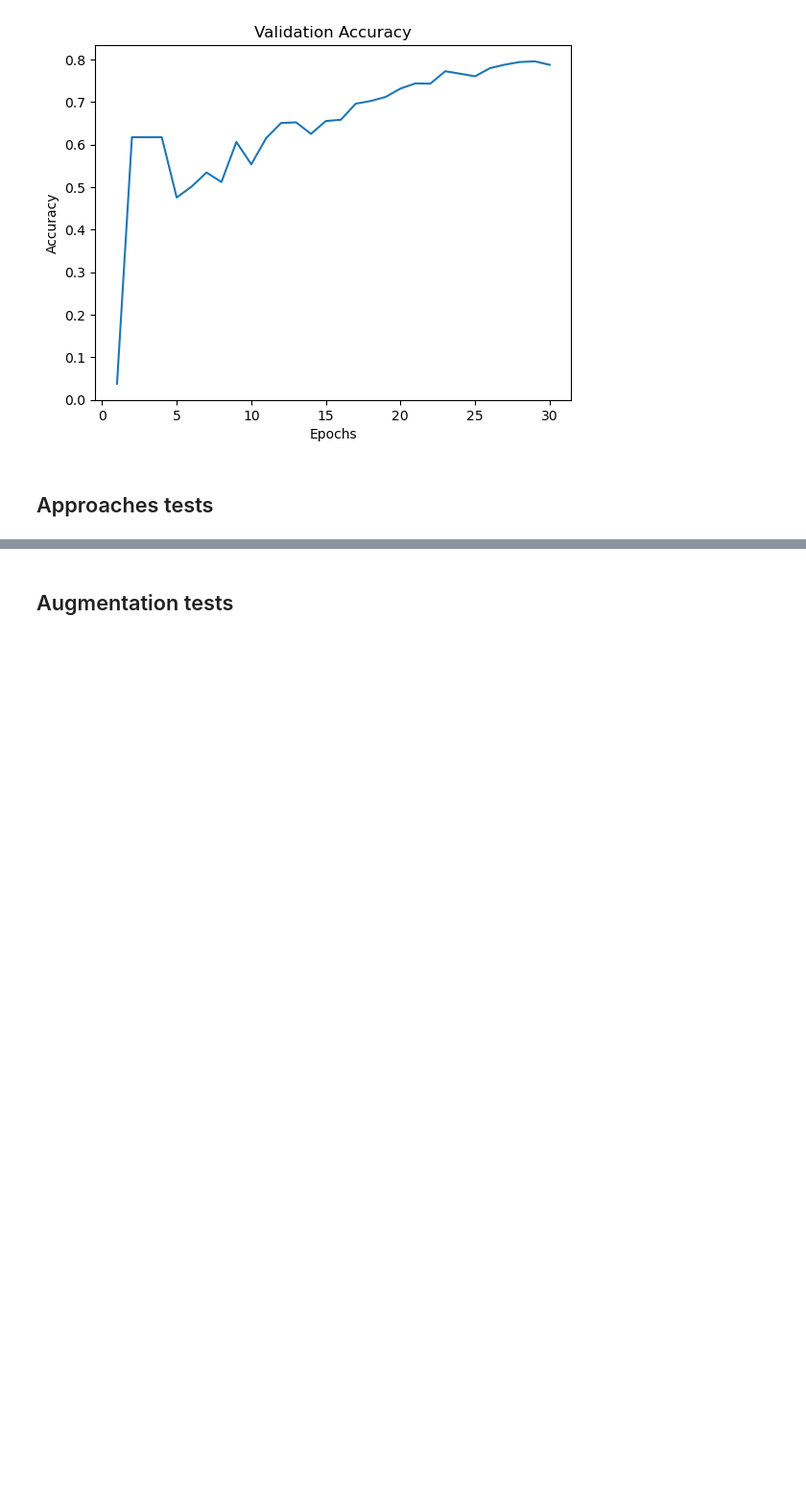
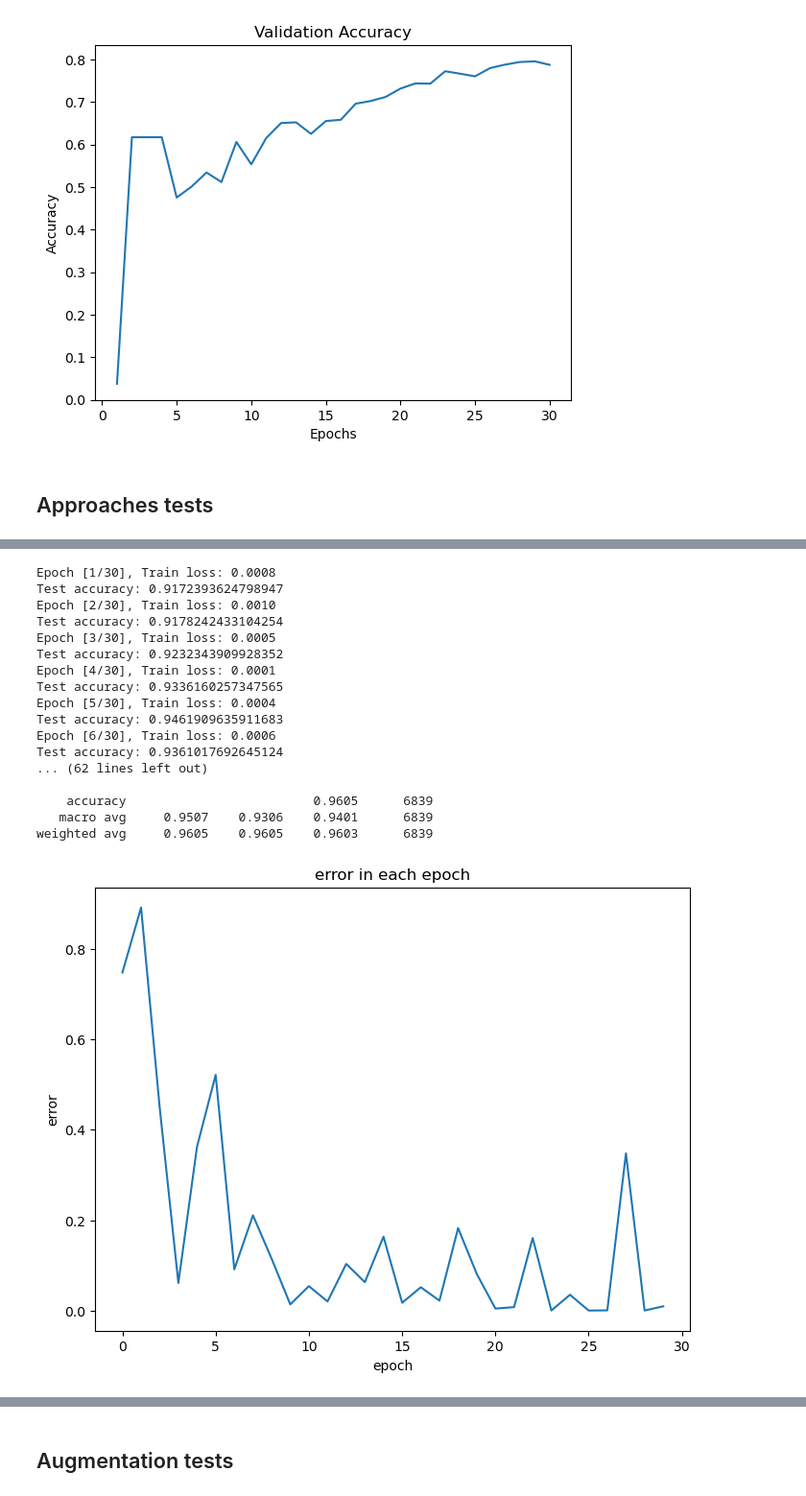
Before and after one commit to jakubrymuza/transformers, a Jupyter notebook: main.ipynb, the cells around one changed output, grey strips where cells are left out. Shown at 96% size. Drawn from its saved outputs; the diff is of its cells as text; code cells hidden in the pictures; blank space fills up the shorter version.

```diff
--- a/main.ipynb
+++ b/main.ipynb
@@ -283,0 +479,41 @@ weighted avg     0.7938    0.7874    0.7883      6839
+# %%
+model = models.InceptionClassifierMod(INPUT_SHAPE, len(CLASSES), num_filters, use_residual, use_bottleneck, depth, kernel_size, bottleneck_size)
+
+model.to(DEVICE)
+if DEVICE == torch.device('cuda'):
+    model = model.cuda()
+
+criterion = nn.CrossEntropyLoss()
+optimizer = optim.Adam(model.parameters(), lr = lr, weight_decay = weight_decay)
+scheduler = LinearLR(optimizer = optimizer, start_factor = 1.0, end_factor = 0.01, total_iters = num_epochs)
+# %%
+model = perform_test(model = model,
+                     train_data = train_data_unknown,
+                     test_data = valid_data_unknown,
+                     batch_size = batch_size,
+                     num_epochs = num_epochs,
+                     criterion = criterion,
+                     optimizer = optimizer,
+                     scheduler = scheduler,
+                     device = DEVICE,
+                     all_classes=classes_index_unknown,
+                     trans_mode = False)
+# %% [output]
+Epoch [1/30], Train loss: 0.0008
+Test accuracy: 0.9172393624798947
+Epoch [2/30], Train loss: 0.0010
+Test accuracy: 0.9178242433104254
+Epoch [3/30], Train loss: 0.0005
+Test accuracy: 0.9232343909928352
+Epoch [4/30], Train loss: 0.0001
+Test accuracy: 0.9336160257347565
+Epoch [5/30], Train loss: 0.0004
+Test accuracy: 0.9461909635911683
+Epoch [6/30], Train loss: 0.0006
+Test accuracy: 0.9361017692645124
+... (62 lines left out)
+
+    accuracy                         0.9605      6839
+   macro avg     0.9507    0.9306    0.9401      6839
+weighted avg     0.9605    0.9605    0.9603      6839
+[figure, added]
```
Also changed, not shown: parts of 18 cells of this notebook, 1 other file.
